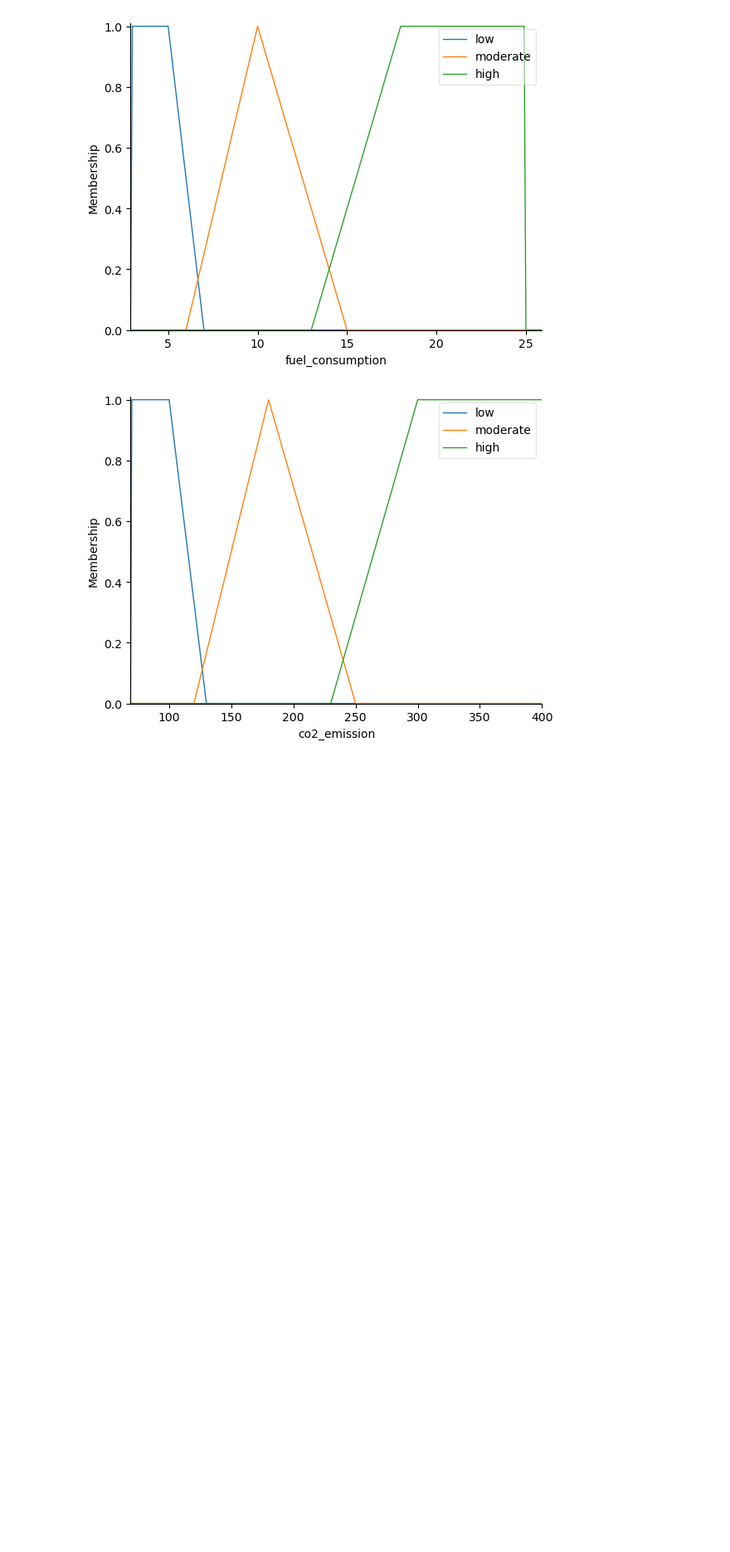
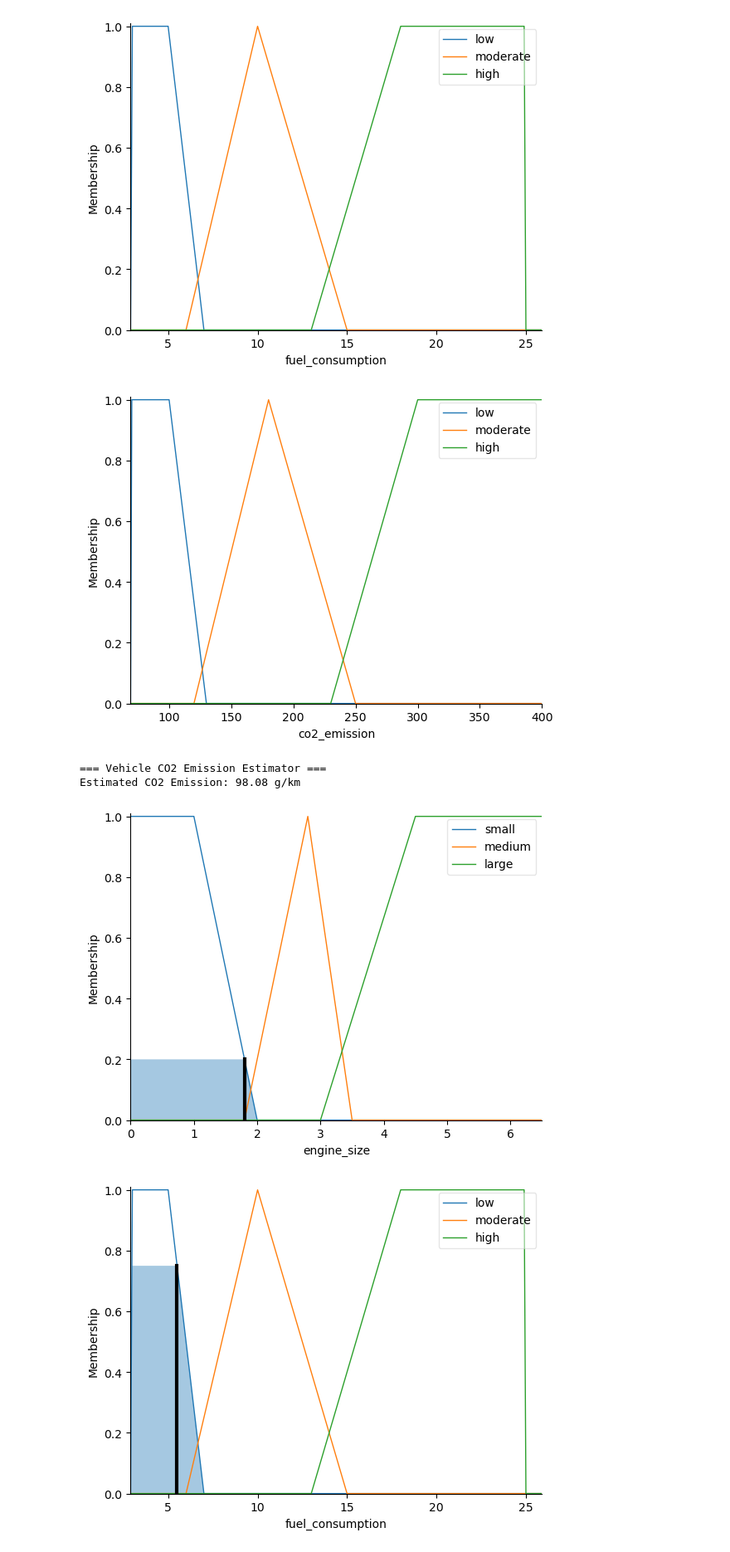
Before and after one commit to QiSheng141804/CI-assignment1, a Jupyter notebook: Assignment 1.ipynb, the cells around one changed output. Shown at 83% size. Drawn from its saved outputs; the diff is of its cells as text; code cells hidden in the pictures; blank space fills up the shorter version.

```diff
--- a/Assignment 1.ipynb
+++ b/Assignment 1.ipynb
@@ -36,3 +35,22 @@ co2_emission['high'] = mf.trapmf(co2_emission.universe, [230, 300, 400, 400])
 co2_emission.view()
 # %% [output]
 [figure]
+# %%
+# Define fuzzy rules (based on your table)
+rule1 = ctrl.Rule(engine_size['small'] & fuel_consumption['low'], co2_emission['low'])
+rule2 = ctrl.Rule(engine_size['small'] & fuel_consumption['moderate'], co2_emission['moderate'])
+rule3 = ctrl.Rule(engine_size['small'] & fuel_consumption['high'], co2_emission['moderate'])
+
+rule4 = ctrl.Rule(engine_size['medium'] & fuel_consumption['low'], co2_emission['moderate'])
+rule5 = ctrl.Rule(engine_size['medium'] & fuel_consumption['moderate'], co2_emission['moderate'])
+rule6 = ctrl.Rule(engine_size['medium'] & fuel_consumption['high'], co2_emission['high'])
+
+rule7 = ctrl.Rule(engine_size['large'] & fuel_consumption['low'], co2_emission['moderate'])
+rule8 = ctrl.Rule(engine_size['large'] & fuel_consumption['moderate'], co2_emission['high'])
+rule9 = ctrl.Rule(engine_size['large'] & fuel_consumption['high'], co2_emission['high'])
+
+# Combine all rules
+rules = [rule1, rule2, rule3, rule4, rule5, rule6, rule7, rule8, rule9]
+# %%
+co2_ctrl = ctrl.ControlSystem(rules)
+co2_sim = ctrl.ControlSystemSimulation(co2_ctrl)
@@ -38,0 +104,8 @@ co2_emission.view()
+# %%
+if __name__ == "__main__":
+    main()
+# %% [output]
+=== Vehicle CO2 Emission Estimator ===
+Estimated CO2 Emission: 98.08 g/km
+[figure, added]
+[figure, added]
```
Also changed, not shown: parts of 4 cells of this notebook.
